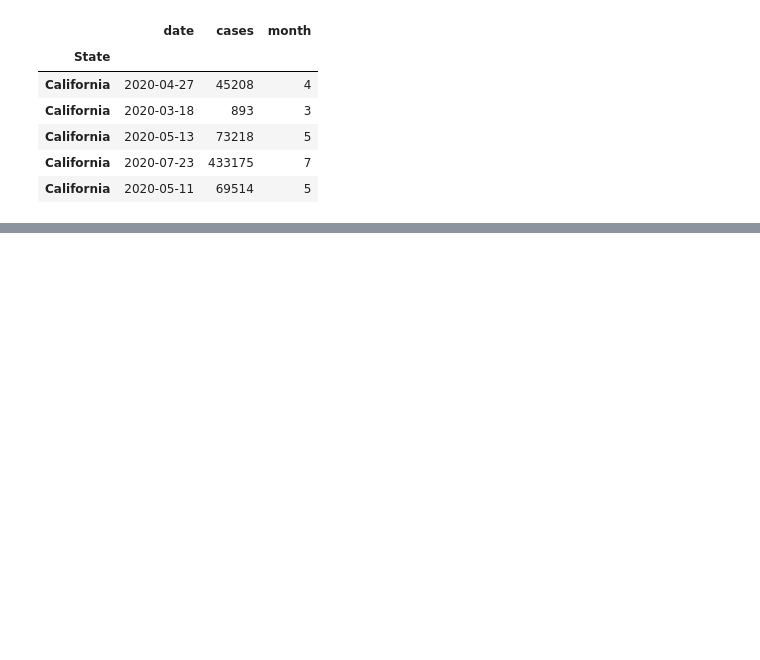
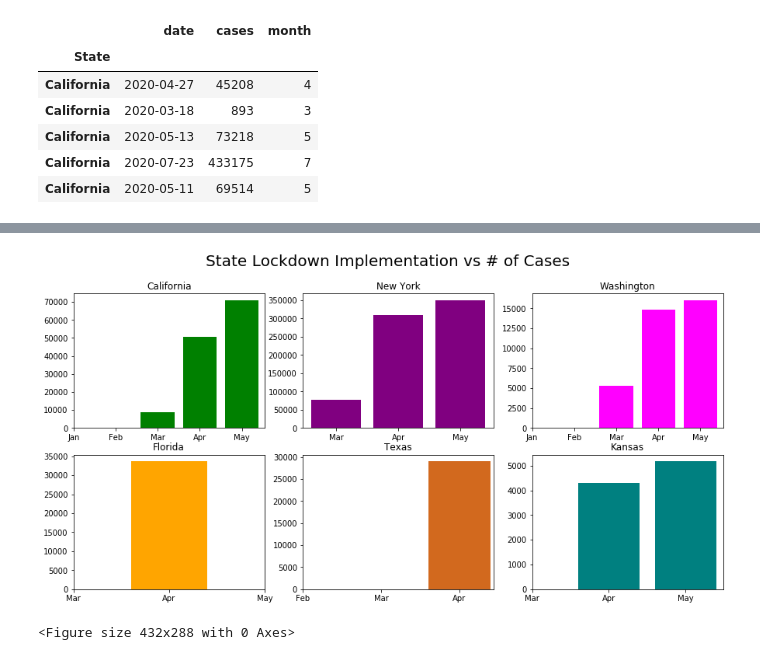
Before and after one commit to jamisonunruh24/Project-1, a Jupyter notebook: Data Clean up.ipynb, the cells around one changed output, grey strips where cells are left out. Cells and saved outputs as stored; diff of their text form; code cells hidden in the pictures; blank space fills up the shorter version.

```diff
--- a/Data Clean up.ipynb
+++ b/Data Clean up.ipynb
@@ -354,0 +415,59 @@ summer_fun.head()
+# %%
+fig = plt.figure(figsize=(15,7))
+
+fig.suptitle('State Lockdown Implementation vs # of Cases',
+             fontsize=20)
+
+ax1 = fig.add_subplot(231)
+ax1.set_title('California')
+
+ax1.bar(cali_closings['month'],
+         cali_closings['cases'],
+         color='green')
+plt.xticks([1, 2, 3, 4, 5],["Jan", "Feb", "Mar", "Apr", "May"])
+
+ax2 = fig.add_subplot(232)
+ax2.set_title('New York')
+
+ax2.bar(ny_closings['month'],
+         ny_closings['cases'],
+         color='purple')
+plt.xticks([3, 4, 5],["Mar", "Apr", "May"])
+
+ax3 = fig.add_subplot(233)
+ax3.set_title('Washington')
+
+ax3.bar(wa_closings['month'],
+         wa_closings['cases'],
+         color='magenta')
+plt.xticks([1, 2, 3, 4, 5],["Jan", "Feb", "Mar", "Apr", "May"])
+
+ax4 = fig.add_subplot(234)
+ax4.set_title('Florida')
+
+ax4.bar(fl_closings['month'],
+         fl_closings['cases'],
+         color='orange')
+plt.xticks([3, 4, 5],["Mar", "Apr", "May"])
+
+ax5 = fig.add_subplot(235)
+ax5.set_title('Texas')
+
+ax5.bar(tx_closings['month'],
+         tx_closings['cases'],
+         color='chocolate')
+plt.xticks([2, 3, 4],["Feb", "Mar", "Apr"])
+
+ax6 = fig.add_subplot(236)
+ax6.set_title('Kansas')
+
+ax6.bar(ks_closings['month'],
+         ks_closings['cases'],
+         color='teal')
+plt.xticks([3, 4, 5],["Mar", "Apr", "May"])
+
+plt.show()
+plt.savefig("Images/lockdown_vs_cases.png")
+# %% [output]
+[figure, added]
+<Figure size 432x288 with 0 Axes>
```
Also changed, not shown: parts of 13 cells of this notebook, 10 other files.
